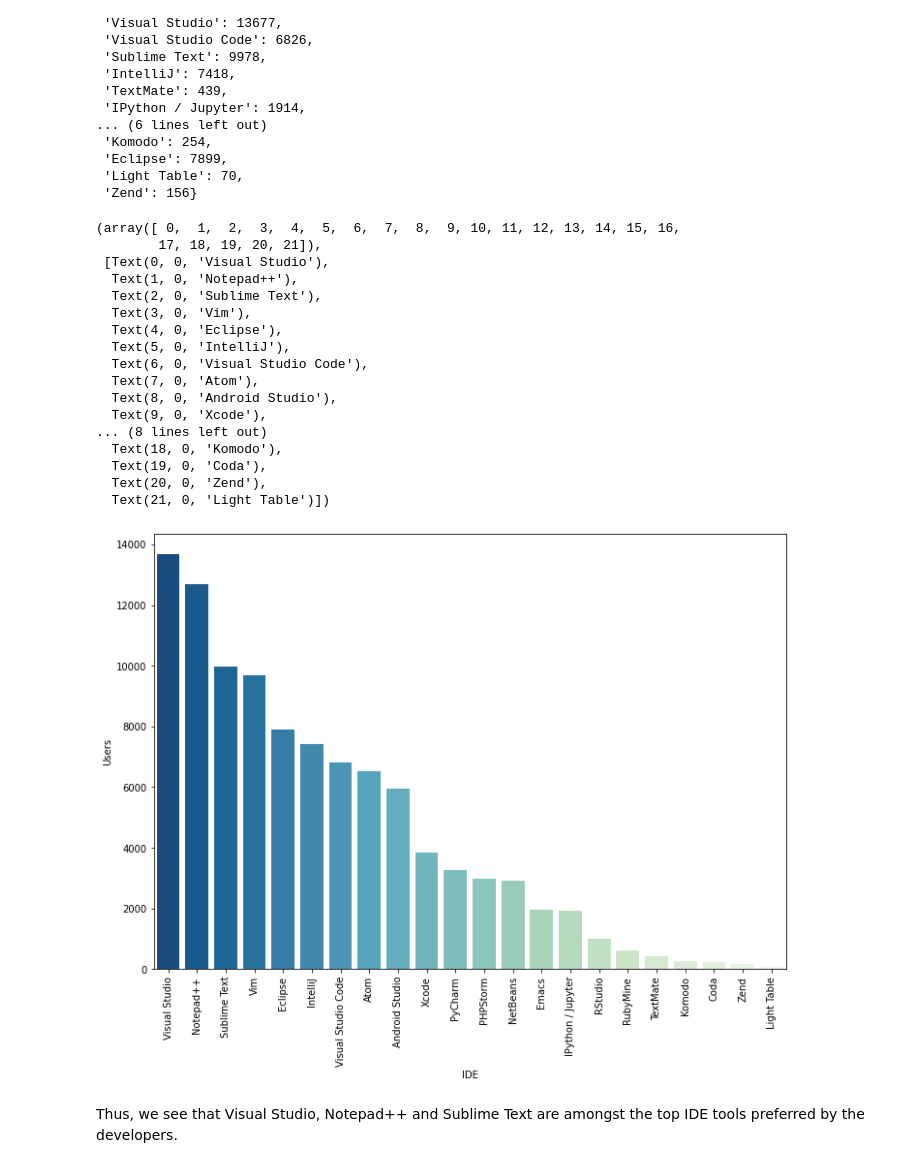
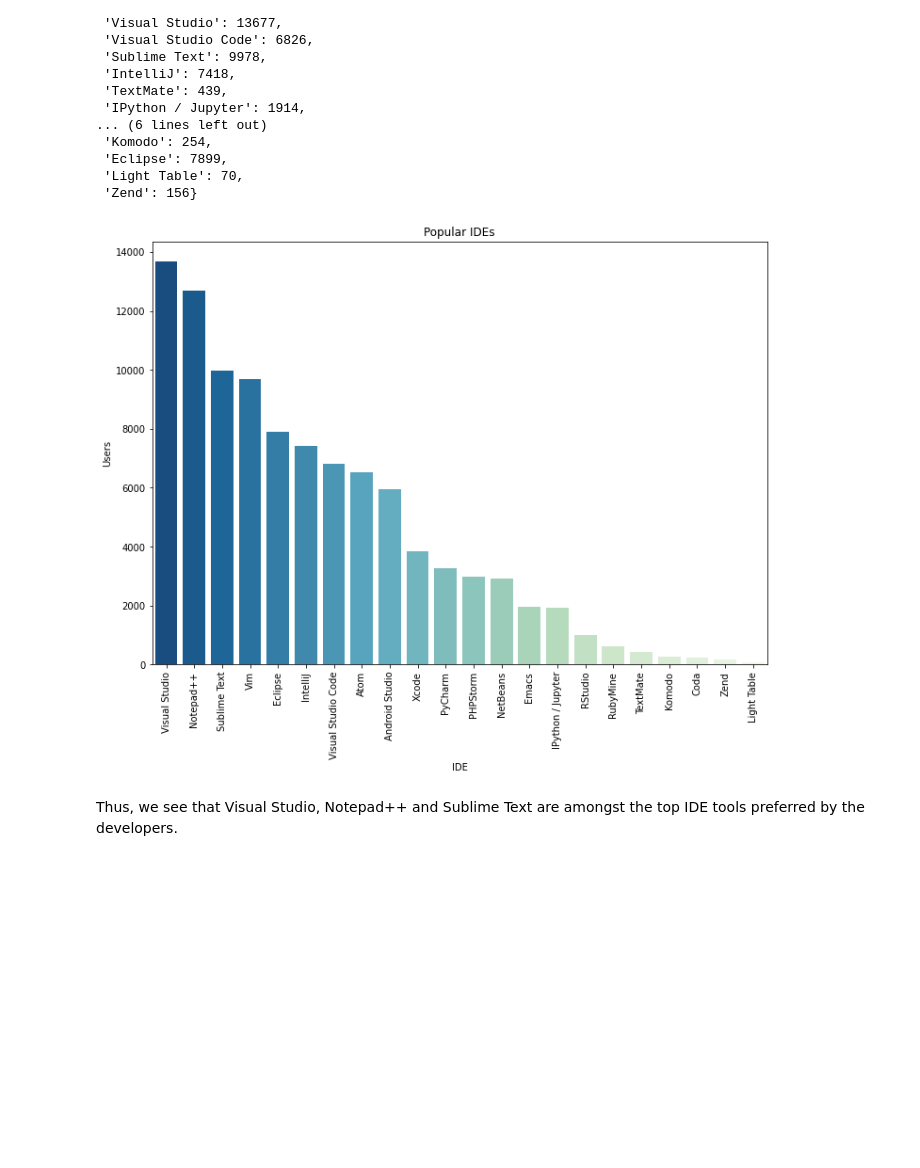
Before and after one commit to g-4-gagan/Developer-data-analysis, a Jupyter notebook: 5.Langauge,Database,Platform and IDE.ipynb, the cells around one changed output. Saved outputs shown, nothing was run; the diff lists cells and outputs as text; code cells hidden in the pictures; blank space fills up the shorter version.

```diff
--- a/5.Langauge,Database,Platform and IDE.ipynb
+++ b/5.Langauge,Database,Platform and IDE.ipynb
@@ -65,27 +65,12 @@ D1 = D1.sort_values(by='Users',ascending=False)
 # %%
 fig, ax = plt.subplots()
 fig.set_size_inches(11.7, 8.27)
 s.barplot(data=D1,x='IDE',y='Users',order=D1['IDE'],palette='GnBu_r')
+plt.title('Popular IDEs')
 plt.xticks(rotation=90)
+plt.show()
 # %% [output]
-(array([ 0,  1,  2,  3,  4,  5,  6,  7,  8,  9, 10, 11, 12, 13, 14, 15, 16,
-        17, 18, 19, 20, 21]),
- [Text(0, 0, 'Visual Studio'),
-  Text(1, 0, 'Notepad++'),
-  Text(2, 0, 'Sublime Text'),
-  Text(3, 0, 'Vim'),
-  Text(4, 0, 'Eclipse'),
-  Text(5, 0, 'IntelliJ'),
-  Text(6, 0, 'Visual Studio Code'),
-  Text(7, 0, 'Atom'),
-  Text(8, 0, 'Android Studio'),
-  Text(9, 0, 'Xcode'),
-... (8 lines left out)
-  Text(18, 0, 'Komodo'),
-  Text(19, 0, 'Coda'),
-  Text(20, 0, 'Zend'),
-  Text(21, 0, 'Light Table')])
-[figure, old version]
+[figure, new version]
 # %% [markdown]
 Thus, we see that Visual Studio, Notepad++ and Sublime Text are amongst the top IDE tools preferred by the developers.
 # %% [markdown]
```
Also changed, not shown: parts of 10 cells of this notebook.
